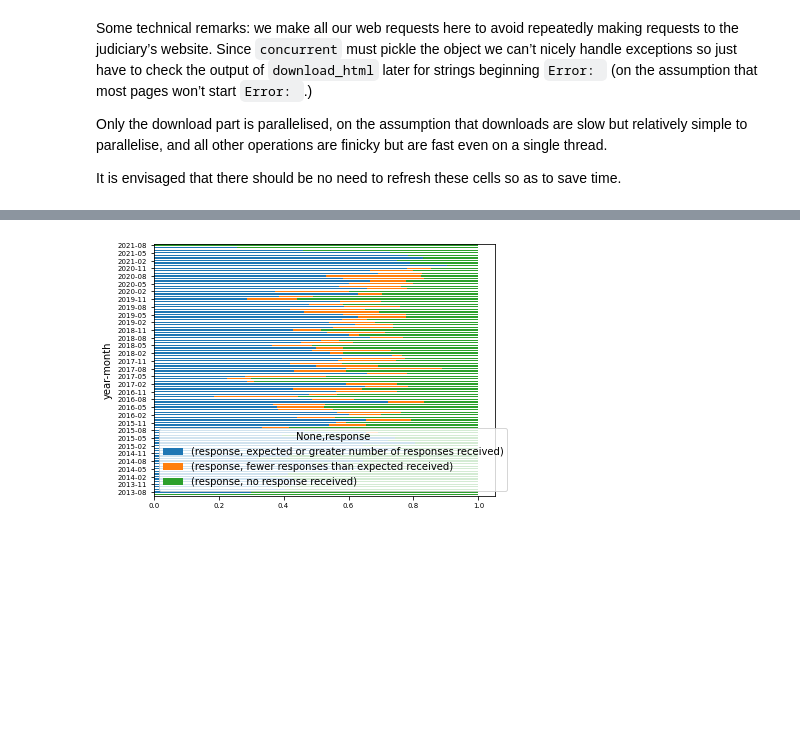
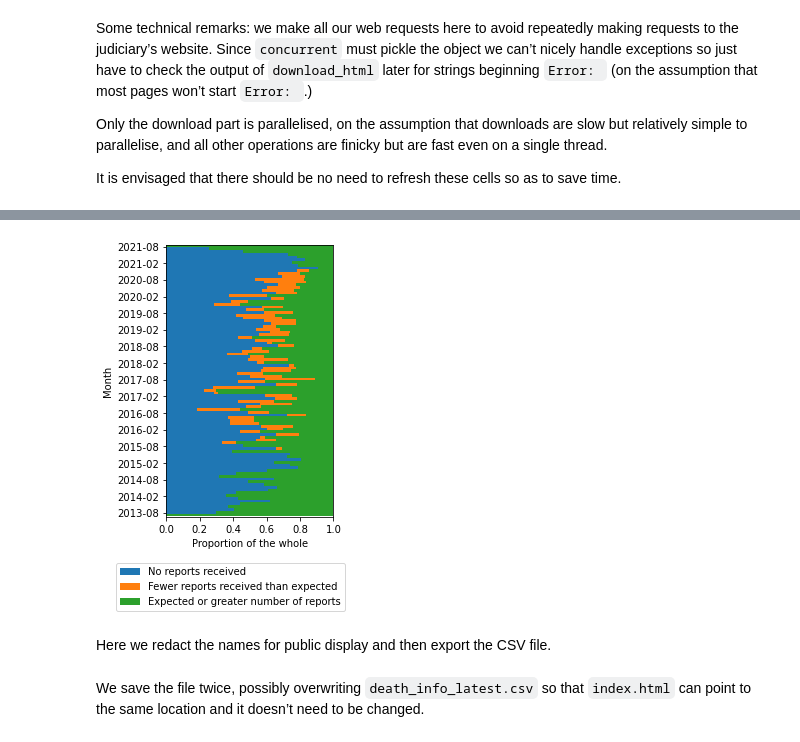
Before and after one commit to georgiarichards/georgiarichards.github.io, a Jupyter notebook: data/Web_scraper_PFDs.ipynb, the cells around one changed output, grey strips where cells are left out. Saved outputs shown, nothing was run; the diff lists cells and outputs as text; code cells hidden in the pictures; blank space fills up the shorter version.

Commit message:
Cleaned up figures and spreadsheet output.

```diff
--- a/data/Web_scraper_PFDs.ipynb
+++ b/data/Web_scraper_PFDs.ipynb
@@ -427,33 +370,46 @@ Name: year-month, Length: 3708, dtype: object
 # %%
 def get_response_rate(row):
     if row["number of responses"] == 0:
         return "no response received"
     elif row["number of responses"] < row["number of recipients"]:
         return "fewer responses than expected received"
     else:
         return "expected or greater number of responses received"
 
 response_rates = df.loc[:,["year-month", "number of responses", "number of recipients"]]
 response_rates["response"] = response_rates.apply(get_response_rate, axis=1)
 response_rates = response_rates \
         .groupby(["year-month"])["response"] \
         .value_counts() \
         .to_frame() \
         .unstack() \
         .fillna(0)
 
 proportions = response_rates.div(response_rates.sum(axis=1), axis=0)
 
-proportions.plot.barh(stacked=True)
-plt.tick_params(axis='both', which='both', labelsize=7)
+proportions_plot = proportions.plot(kind="barh",stacked=True, figsize=(3,5))
 
-plt.yticks(plt.yticks()[0][1::3],
-           plt.yticks()[1][1::3])
+for container in proportions_plot.containers:
+    plt.setp(container, height=1)
 
-plt.tight_layout()
+plt.tick_params(axis='both', which='both')
+
+plt.xlabel("Proportion of the whole")
+plt.ylabel("Month")
+
+plt.yticks(plt.yticks()[0][1::6],
+           plt.yticks()[1][1::6])
+
+plt.legend(labels=["No reports received", "Fewer reports received than expected", "Expected or greater number of reports"],bbox_to_anchor=(1.1,-0.15))
+plt.margins(0)
+
+plt.savefig("responses-over-time.svg",bbox_inches='tight')
+
 plt.show()
 # %% [output]
-[figure, old version]
+[figure, new version]
+# %% [markdown]
+Here we redact the names for public display and then export the CSV file.
 # %%
 %%capture
 
@@ -480,0 +437,2 @@ csv_output[map(lambda x: x.replace(' ', '_'), ["date of report", "ref", "decease
+# %% [markdown]
+We save the file twice, possibly overwriting `death_info_latest.csv` so that `index.html` can point to the same location and it doesn’t need to be changed.
```
Also changed, not shown: parts of 12 cells of this notebook, 4 other files.
